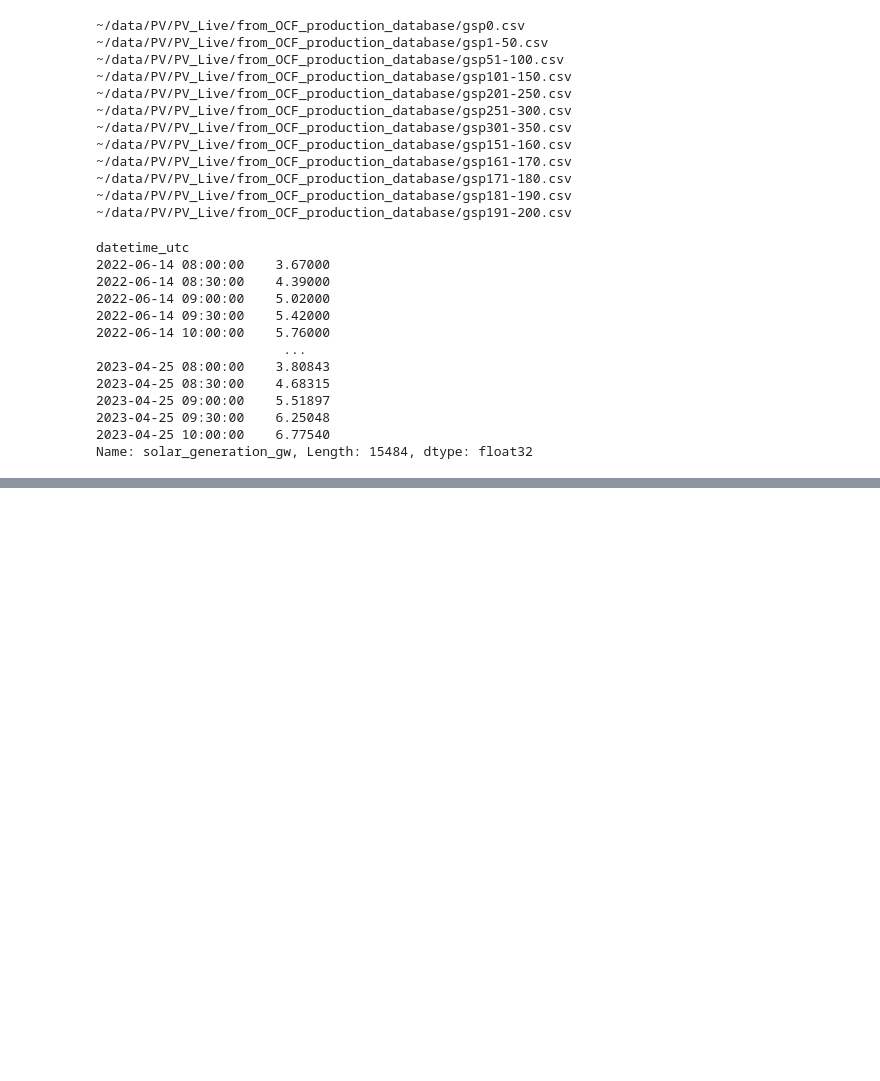
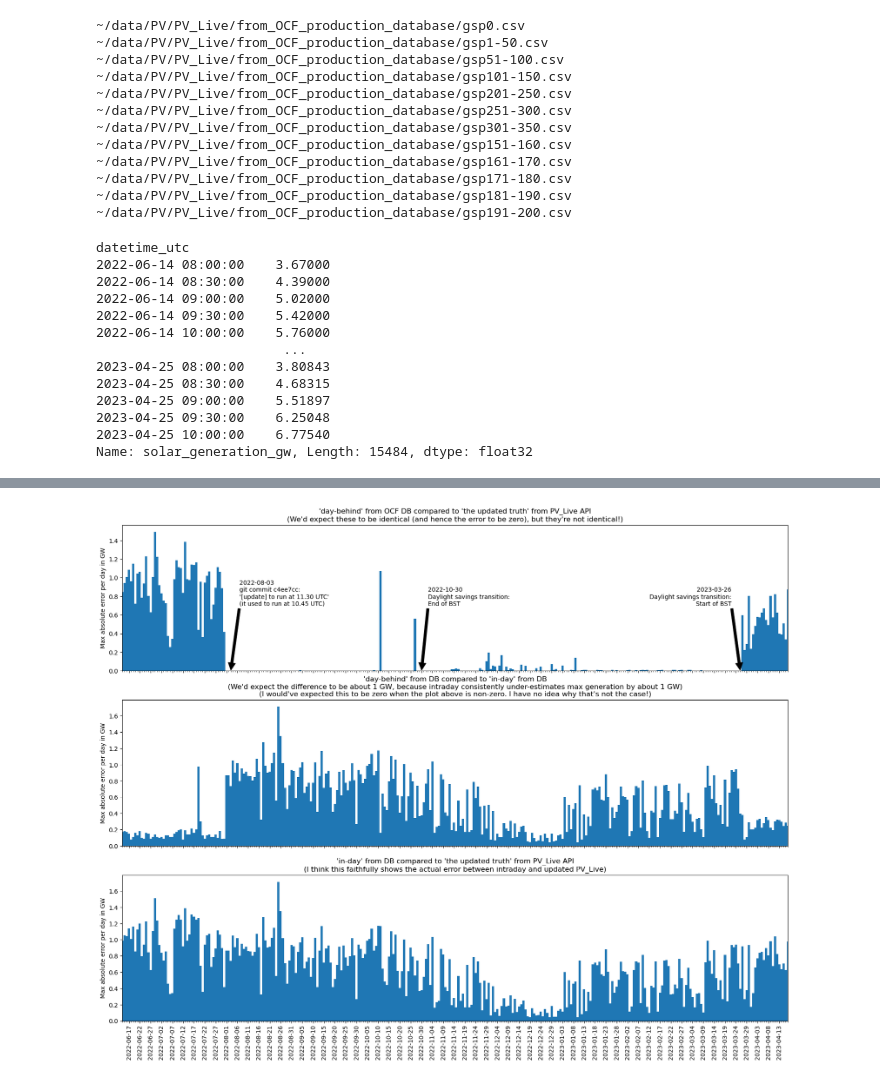
Before and after one commit to openclimatefix/gb_national_pv_forecast, a Jupyter notebook: notebooks/plot_error_between_intraday_PV_Live_and_updated_PV_Live.ipynb, the cells around one changed output, grey strips where cells are left out. Cells and saved outputs as stored; diff of their text form; code cells hidden in the pictures; blank space fills up the shorter version.

```diff
--- a/notebooks/plot_error_between_intraday_PV_Live_and_updated_PV_Live.ipynb
+++ b/notebooks/plot_error_between_intraday_PV_Live_and_updated_PV_Live.ipynb
@@ -158,0 +169,80 @@ updated
+# %%
+SIMPLE_PLOT: Final[bool] = False
+BAR_KWARGS: Final[dict] = dict(
+    width=1,
+    linewidth=0,
+)
+
+fig, axes = plt.subplots(
+    nrows=1 if SIMPLE_PLOT else 3,
+    sharex=True,
+)
+
+ax = axes if SIMPLE_PLOT else axes[0]
+ax.set_title("'day-behind' from OCF DB compared to 'the updated truth' from PV_Live API\n(We'd expect these to be identical (and hence the error to be zero), but they're not identical!)")
+errors_updated = (updated_national - national_gw_from_pv_live_api).dropna().abs().resample("D").max()
+ax.bar(
+    x=errors_updated.index,
+    height=errors_updated,
+    **BAR_KWARGS,
+
+)
+ax.set_ylabel("Max absolute error per day in GW")
+
+# Annotation about git commit:
+ax.annotate(
+    "2022-08-03\ngit commit c4ee7cc:\n'[update] to run at 11.30 UTC'\n(it used to run at 10.45 UTC)",
+    xy=(pd.Timestamp("2022-08-03"), 0.0),
+    xytext=(pd.Timestamp("2022-08-07"), 0.7),
+    arrowprops=dict(facecolor='black', shrink=0.01),
+)
+
+# Annotation about BST ending:
+ax.annotate(
+    "2022-10-30\nDaylight savings transition:\nEnd of BST",
+    xy=(pd.Timestamp("2022-10-30"), 0.0),
+    xytext=(pd.Timestamp("2022-11-02"), 0.7),
+    arrowprops=dict(facecolor='black', shrink=0.01),
+)
+
+# Annotation about BST starting:
+ax.annotate(
+    "2023-03-26\nDaylight savings transition:\nStart of BST",
+    xy=(pd.Timestamp("2023-03-26"), 0),
+    xytext=(pd.Timestamp("2023-03-22"), 0.7),
+    arrowprops=dict(facecolor='black', shrink=0.01),
+    horizontalalignment='right',
+)
+
+if not SIMPLE_PLOT:
+    ax = axes[1]
+    ax.set_title("'day-behind' from DB compared to 'in-day' from DB\n(We'd expect the difference to be about 1 GW, because intraday consistently under-estimates max generation by about 1 GW)\n(I would've expected this to be zero when the plot above is non-zero. I have no idea why that's not the case!)")
+    errors = (updated_national - intraday_national).dropna().abs().resample("D").max()
+    ax.bar(
+        x=errors.index,
+        height=errors,
+        **BAR_KWARGS,
+    )
+    ax.set_ylabel("Max absolute error per day in GW")
+
+    ax = axes[2]
+    ax.set_title("'in-day' from DB compared to 'the updated truth' from PV_Live API\n(I think this faithfully shows the actual error between intraday and updated PV_Live)")
+    errors = (intraday_national - national_gw_from_pv_live_api).dropna().abs().resample("D").max()
+    ax.bar(
+        x=errors.index,
+        height=errors,
+    **BAR_KWARGS,
+    )
+    ax.set_ylabel("Max absolute error per day in GW")
+
+ax.xaxis.set_major_locator(mdates.DayLocator(interval=5))
+ax.xaxis.set_minor_locator(mdates.DayLocator(interval=1))
+
+ax.xaxis.set_major_formatter(mdates.DateFormatter("%Y-%m-%d"))
+ax.tick_params(axis='x', labelrotation=90)
+ax.set_xlim([
+    errors_updated.index[0],
+    errors_updated.index[-10],
+]);
+# %% [output]
+[figure, added]
```
Also changed, not shown: parts of 7 cells of this notebook, 2 other files.
